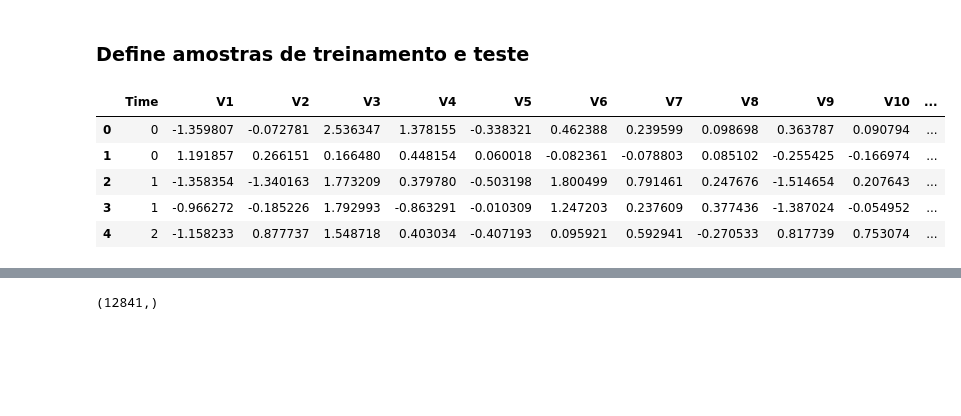
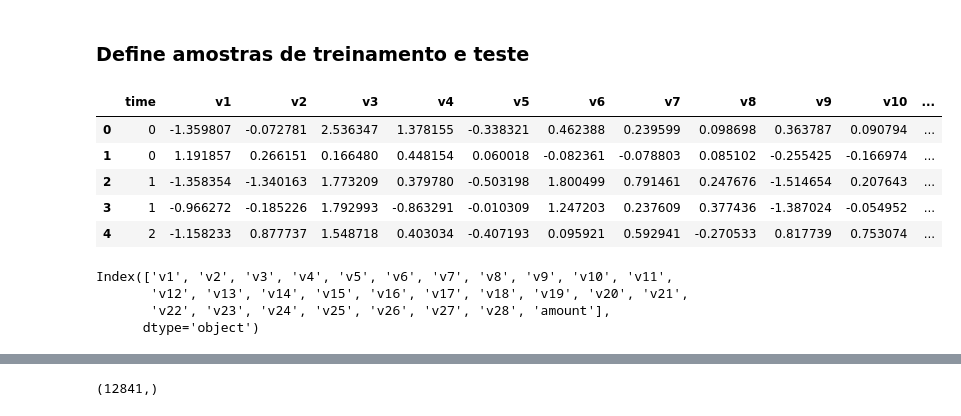
Before and after one commit to pimentad2020/DSWP, a Jupyter notebook: Notebooks/NB15_00__Machine_Learning___DSWP.ipynb, the cells around one changed output, grey strips where cells are left out. Saved outputs shown, nothing was run; the diff lists cells and outputs as text; code cells hidden in the pictures; blank space fills up the shorter version.

```diff
--- a/Notebooks/NB15_00__Machine_Learning___DSWP.ipynb
+++ b/Notebooks/NB15_00__Machine_Learning___DSWP.ipynb
@@ -2062,0 +2074,3 @@ df_cc.head(20)
+# %%
+df_cc.columns = [coluna.lower() for coluna in df_cc.columns]   # transformou as colunas me letra minúscula
+df_cc.head()
@@ -2111,11 +2186,19 @@ f_Test_Size = 0.3 # Proporção do dataframe de validação (outros valores pode
 # %% [markdown]
 ### Define amostras de treinamento e teste
 # %%
-df_cc.head()
+df_cc2.head()
 # %% [output]
-|  | Time | V1 | V2 | V3 | V4 | V5 | V6 | V7 | V8 | V9 | V10 | ... |
+|  | time | v1 | v2 | v3 | v4 | v5 | v6 | v7 | v8 | v9 | v10 | ... |
 | 0 | 0 | -1.359807 | -0.072781 | 2.536347 | 1.378155 | -0.338321 | 0.462388 | 0.239599 | 0.098698 | 0.363787 | 0.090794 | ... |
 | 1 | 0 | 1.191857 | 0.266151 | 0.166480 | 0.448154 | 0.060018 | -0.082361 | -0.078803 | 0.085102 | -0.255425 | -0.166974 | ... |
 | 2 | 1 | -1.358354 | -1.340163 | 1.773209 | 0.379780 | -0.503198 | 1.800499 | 0.791461 | 0.247676 | -1.514654 | 0.207643 | ... |
 | 3 | 1 | -0.966272 | -0.185226 | 1.792993 | -0.863291 | -0.010309 | 1.247203 | 0.237609 | 0.377436 | -1.387024 | -0.054952 | ... |
 | 4 | 2 | -1.158233 | 0.877737 | 1.548718 | 0.403034 | -0.407193 | 0.095921 | 0.592941 | -0.270533 | 0.817739 | 0.753074 | ... |
+# %%
+l_preditoras = df_cc2.iloc[:,1:30].columns
+l_preditoras
+# %% [output]
+Index(['v1', 'v2', 'v3', 'v4', 'v5', 'v6', 'v7', 'v8', 'v9', 'v10', 'v11',
+       'v12', 'v13', 'v14', 'v15', 'v16', 'v17', 'v18', 'v19', 'v20', 'v21',
+       'v22', 'v23', 'v24', 'v25', 'v26', 'v27', 'v28', 'amount'],
+      dtype='object')
```
Also changed, not shown: parts of 32 cells of this notebook.
